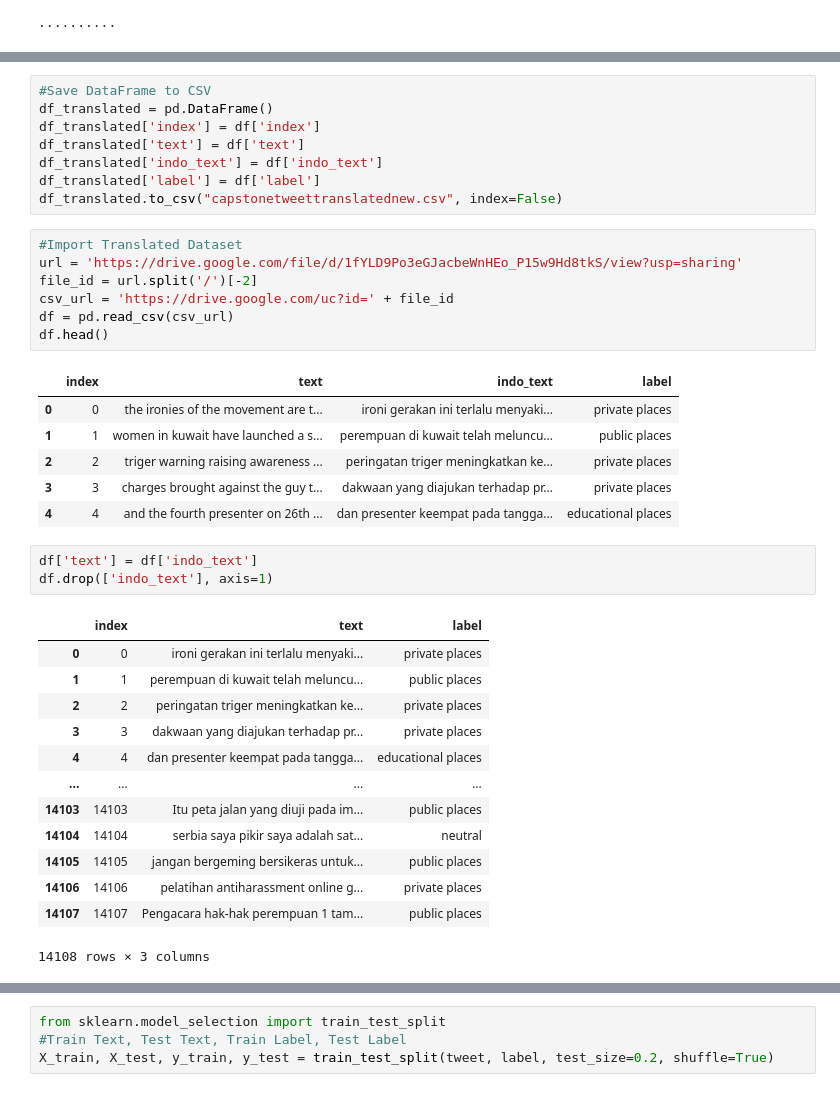
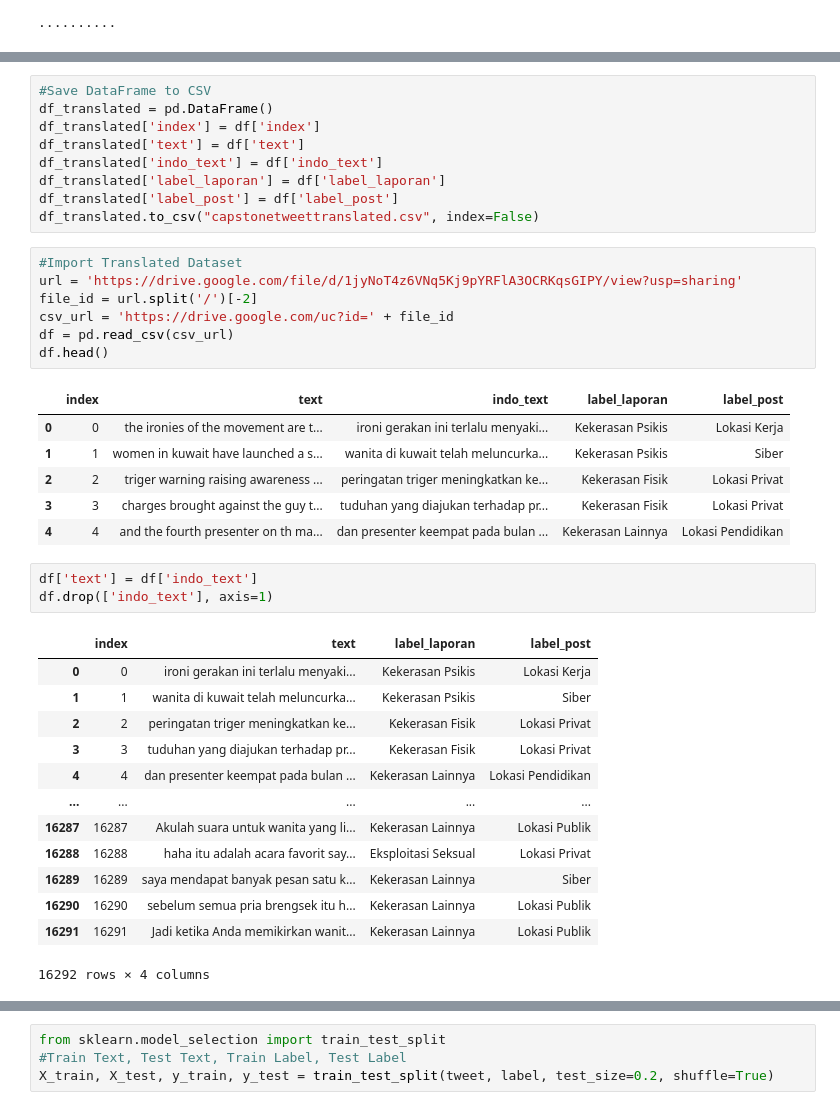
Before and after one commit to aulia-nrp/NLP-using-TensorFlow, a Jupyter notebook: Modelling_B21_CAP0194.ipynb, the cells around one changed output, grey strips where cells are left out. Drawn from its saved outputs; the diff is of its cells as text.

```diff
--- a/Modelling_B21_CAP0194.ipynb
+++ b/Modelling_B21_CAP0194.ipynb
@@ -80,38 +72,39 @@ df_translated = pd.DataFrame()
 df_translated['index'] = df['index']
 df_translated['text'] = df['text']
 df_translated['indo_text'] = df['indo_text']
-df_translated['label'] = df['label']
-df_translated.to_csv("capstonetweettranslatednew.csv", index=False)
+df_translated['label_laporan'] = df['label_laporan']
+df_translated['label_post'] = df['label_post']
+df_translated.to_csv("capstonetweettranslated.csv", index=False)
 # %%
 #Import Translated Dataset
-url = 'https://drive.google.com/file/d/1fYLD9Po3eGJacbeWnHEo_P15w9Hd8tkS/view?usp=sharing'
+url = 'https://drive.google.com/file/d/1jyNoT4z6VNq5Kj9pYRFlA3OCRKqsGIPY/view?usp=sharing'
 file_id = url.split('/')[-2]
 csv_url = 'https://drive.google.com/uc?id=' + file_id
 df = pd.read_csv(csv_url)
 df.head()
 # %% [output]
-|  | index | text | indo_text | label |
-| 0 | 0 | the ironies of the movement are t... | ironi gerakan ini terlalu menyaki... | private places |
-| 1 | 1 | women in kuwait have launched a s... | perempuan di kuwait telah meluncu... | public places |
-| 2 | 2 | triger warning raising awareness ... | peringatan triger meningkatkan ke... | private places |
-| 3 | 3 | charges brought against the guy t... | dakwaan yang diajukan terhadap pr... | private places |
-| 4 | 4 | and the fourth presenter on 26th ... | dan presenter keempat pada tangga... | educational places |
+|  | index | text | indo_text | label_laporan | label_post |
+| 0 | 0 | the ironies of the movement are t... | ironi gerakan ini terlalu menyaki... | Kekerasan Psikis | Lokasi Kerja |
+| 1 | 1 | women in kuwait have launched a s... | wanita di kuwait telah meluncurka... | Kekerasan Psikis | Siber |
+| 2 | 2 | triger warning raising awareness ... | peringatan triger meningkatkan ke... | Kekerasan Fisik | Lokasi Privat |
+| 3 | 3 | charges brought against the guy t... | tuduhan yang diajukan terhadap pr... | Kekerasan Fisik | Lokasi Privat |
+| 4 | 4 | and the fourth presenter on th ma... | dan presenter keempat pada bulan ... | Kekerasan Lainnya | Lokasi Pendidikan |
 # %%
 df['text'] = df['indo_text']
 df.drop(['indo_text'], axis=1)
 # %% [output]
-|  | index | text | label |
-| 0 | 0 | ironi gerakan ini terlalu menyaki... | private places |
-| 1 | 1 | perempuan di kuwait telah meluncu... | public places |
-| 2 | 2 | peringatan triger meningkatkan ke... | private places |
-| 3 | 3 | dakwaan yang diajukan terhadap pr... | private places |
-| 4 | 4 | dan presenter keempat pada tangga... | educational places |
-| ... | ... | ... | ... |
-| 14103 | 14103 | Itu peta jalan yang diuji pada im... | public places |
-| 14104 | 14104 | serbia saya pikir saya adalah sat... | neutral |
-| 14105 | 14105 | jangan bergeming bersikeras untuk... | public places |
-| 14106 | 14106 | pelatihan antiharassment online g... | private places |
-| 14107 | 14107 | Pengacara hak-hak perempuan 1 tam... | public places |
+|  | index | text | label_laporan | label_post |
+| 0 | 0 | ironi gerakan ini terlalu menyaki... | Kekerasan Psikis | Lokasi Kerja |
+| 1 | 1 | wanita di kuwait telah meluncurka... | Kekerasan Psikis | Siber |
+| 2 | 2 | peringatan triger meningkatkan ke... | Kekerasan Fisik | Lokasi Privat |
+| 3 | 3 | tuduhan yang diajukan terhadap pr... | Kekerasan Fisik | Lokasi Privat |
+| 4 | 4 | dan presenter keempat pada bulan ... | Kekerasan Lainnya | Lokasi Pendidikan |
+| ... | ... | ... | ... | ... |
+| 16287 | 16287 | Akulah suara untuk wanita yang li... | Kekerasan Lainnya | Lokasi Publik |
+| 16288 | 16288 | haha itu adalah acara favorit say... | Eksploitasi Seksual | Lokasi Privat |
+| 16289 | 16289 | saya mendapat banyak pesan satu k... | Kekerasan Lainnya | Siber |
+| 16290 | 16290 | sebelum semua pria brengsek itu h... | Kekerasan Lainnya | Lokasi Publik |
+| 16291 | 16291 | Jadi ketika Anda memikirkan wanit... | Kekerasan Lainnya | Lokasi Publik |
-14108 rows × 3 columns
+16292 rows × 4 columns
 # %%
 !pip install Sastrawi
```
Also changed, not shown: parts of 33 cells of this notebook.
